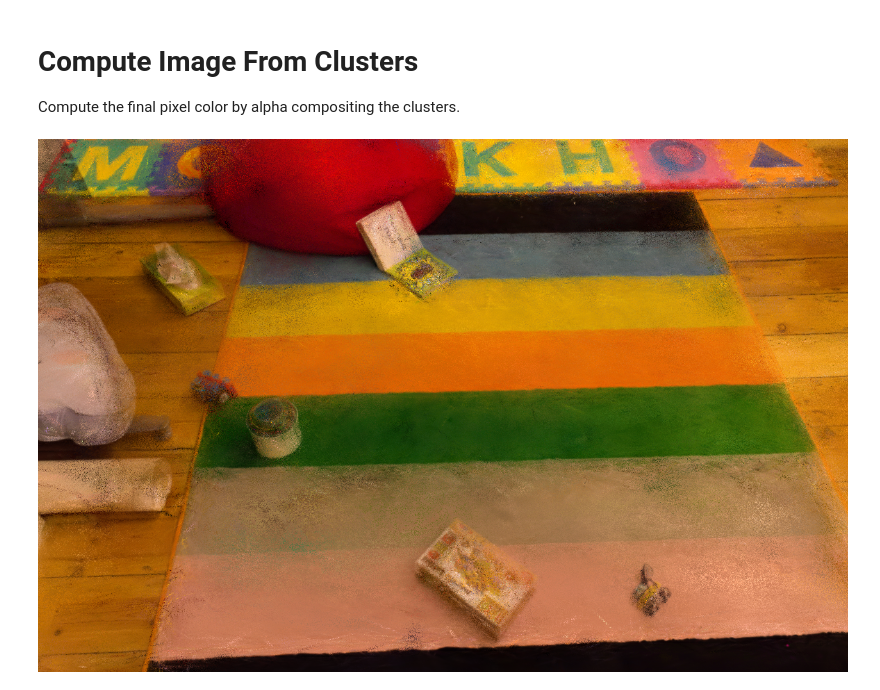
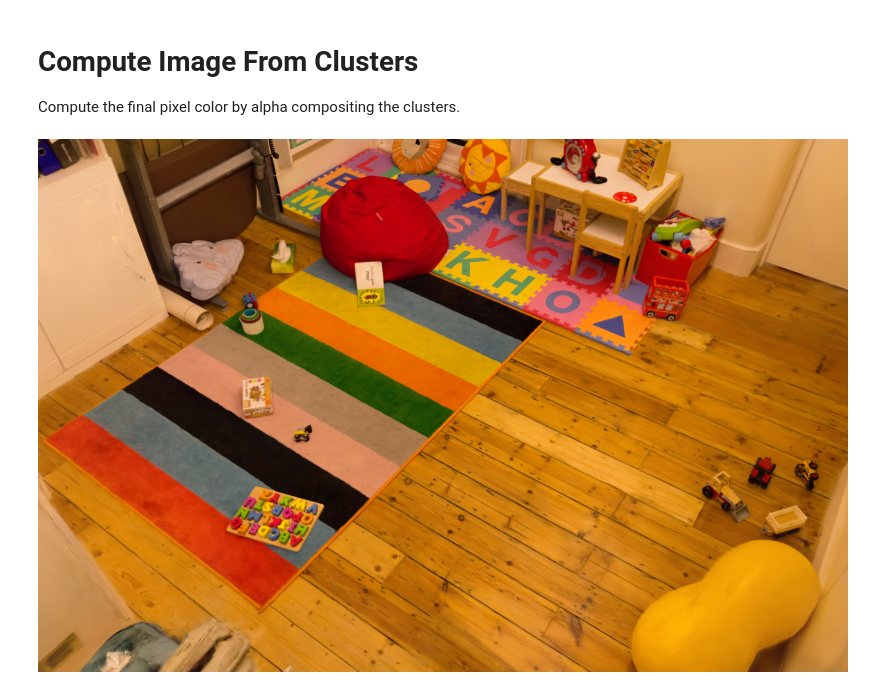
Before and after one commit to PLSE-Splats/clustering-exploration, a Jupyter notebook: src/clustering_exploration/algorithm_explorer.ipynb, the cells around one changed output. Drawn from its saved outputs; the diff is of its cells as text; code cells hidden in the pictures.

Commit message:
Global skm (#32)
* Reset globals to the correct method

* Extracts ID'd splats and reshaped

* Rebuild data to load

* Create 1/10 output

* Cleaned up for full run

* Full run

* Rendered

```diff
--- a/src/clustering_exploration/algorithm_explorer.ipynb
+++ b/src/clustering_exploration/algorithm_explorer.ipynb
@@ -3,5 +3,5 @@
 Test out the various algorithms in a playground.
 # %%
 # Path to the CSV file containing the collected splats.
-DATA_NAME = "collected_splats"
+DATA_NAME = "playroom_23_global_ordered"
 # %%
@@ -19,7 +20,7 @@ Pick one using the index:
 3. Epsilon Clustering: Cluster splats that are within an epsilon distance of each other.
 4. Equal-sized Bins
 # %%
-ALGORITHM_INDEX = 5
+ALGORITHM_INDEX = 6
 
 # Common values.
 CLUSTERS = 12
@@ -37,6 +38,7 @@ from clustering_exploration.algorithms.epsilon import EpsilonAlgorithm
 from clustering_exploration.algorithms.binned import BinnedAlgorithm
 from clustering_exploration.algorithms.sequential_k_means_random_init import SequentialKMeansRandomInitAlgorithm
 
+
 def algorithm_selector(index: int) -> AlgorithmBase:
     """Select an algorithm based on the index.
 
@@ -44,7 +46,7 @@ def algorithm_selector(index: int) -> AlgorithmBase:
         index: Algorithm index.
     """
     match index:
-        case 1:
+        case 1 | 6:
             return SequentialKMeansAlgorithm(splats, CLUSTERS)
         case 2:
             return KMeansAlgorithm(splats, CLUSTERS)
@@ -76,15 +64,16 @@ Compute the final pixel color by alpha compositing the clusters.
 # %%
 from clustering_exploration.utils.image_handler import compute_image_from_clusters
 
 # Select an output name based on algorithm.
 output_file_name = [
     f"sequential_k_means_clustering_k_{CLUSTERS}",
     f"k_means_clustering_k_{CLUSTERS}",
     f"epsilon_clustering_{EPSILON}",
     "binned_clustering",
-    f"sequential_k_means_clustering_random_init_k_{CLUSTERS}"
+    f"sequential_k_means_clustering_random_init_k_{CLUSTERS}",
+    f"global_sequential_k_means_clustering_k_{CLUSTERS}",
 ][ALGORITHM_INDEX - 1]
 
 display(compute_image_from_clusters(clustered_splats, output_file_name))
 # %% [output]
-[figure, old version]
+[figure, new version]
```
Also changed, not shown: parts of 2 cells of this notebook, 5 other files.
